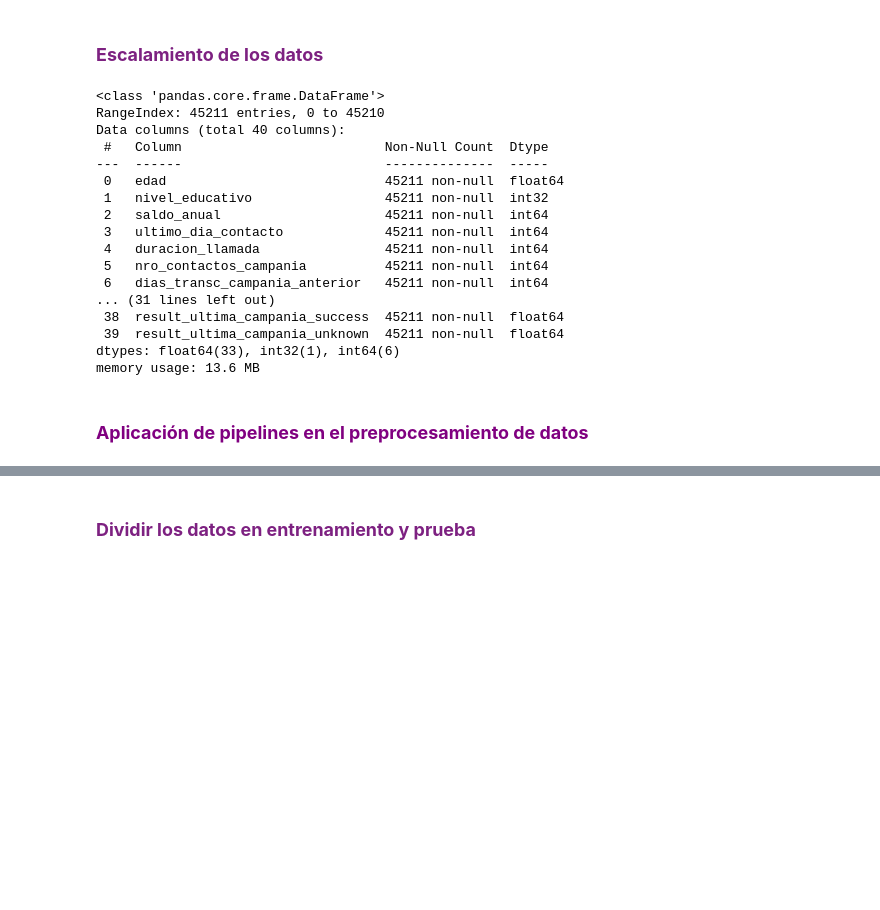
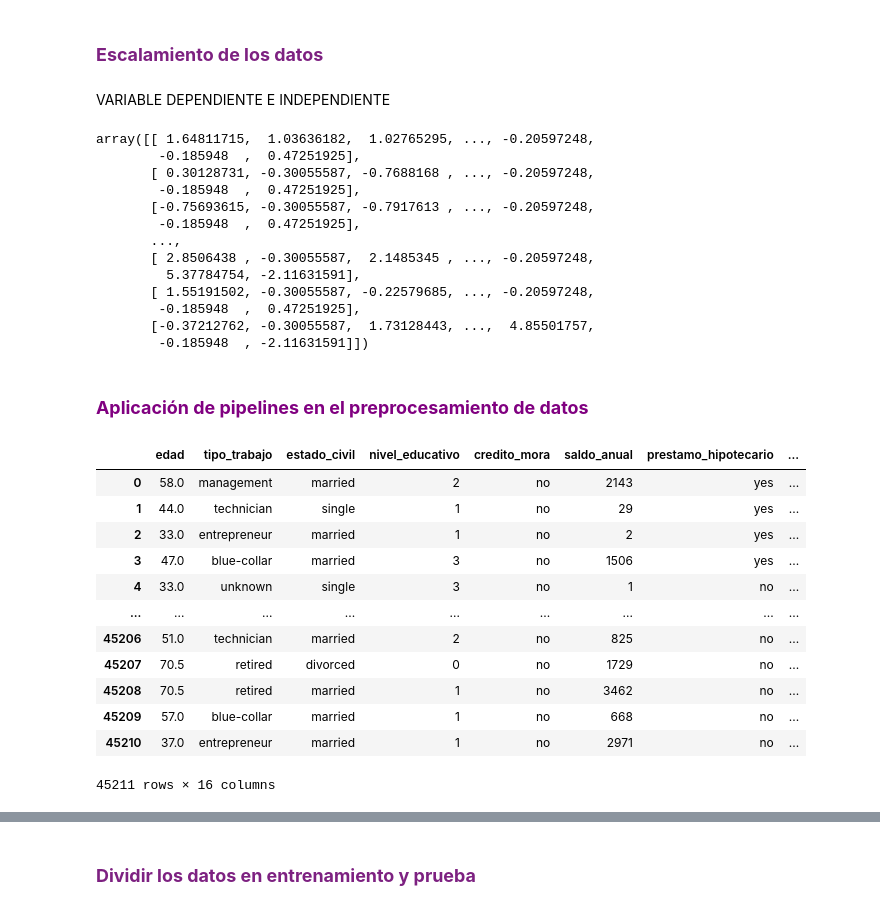
Before and after one commit to Ael-Dev/projects-of-data-science-applied-to-business, a Jupyter notebook: Marketing/bank_marketing_client_subscription.ipynb, the cells around one changed output, grey strips where cells are left out. Drawn from its saved outputs; the diff is of its cells as text; code cells hidden in the pictures; blank space fills up the shorter version.

```diff
--- a/Marketing/bank_marketing_client_subscription.ipynb
+++ b/Marketing/bank_marketing_client_subscription.ipynb
@@ -527,6 +522,8 @@ plt.show()
 [figure]
 # %% [markdown]
 ### **<font color='#7d2181'>Escalamiento de los datos</font>**
+# %% [markdown]
+VARIABLE DEPENDIENTE E INDEPENDIENTE
 # %%
 X = df3.drop(['target'],axis=1)
 y = df3['target']
@@ -533,22 +535,41 @@ y = df3['target']
 # %%
-X.info()
+X
 # %% [output]
-<class 'pandas.core.frame.DataFrame'>
-RangeIndex: 45211 entries, 0 to 45210
-Data columns (total 40 columns):
- #   Column                          Non-Null Count  Dtype
----  ------                          --------------  -----
- 0   edad                            45211 non-null  float64
- 1   nivel_educativo                 45211 non-null  int32
- 2   saldo_anual                     45211 non-null  int64
- 3   ultimo_dia_contacto             45211 non-null  int64
- 4   duracion_llamada                45211 non-null  int64
- 5   nro_contactos_campania          45211 non-null  int64
- 6   dias_transc_campania_anterior   45211 non-null  int64
-... (31 lines left out)
- 38  result_ultima_campania_success  45211 non-null  float64
- 39  result_ultima_campania_unknown  45211 non-null  float64
-dtypes: float64(33), int32(1), int64(6)
-memory usage: 13.6 MB
+array([[ 1.64811715,  1.03636182,  1.02765295, ..., -0.20597248,
+        -0.185948  ,  0.47251925],
+       [ 0.30128731, -0.30055587, -0.7688168 , ..., -0.20597248,
+        -0.185948  ,  0.47251925],
+       [-0.75693615, -0.30055587, -0.7917613 , ..., -0.20597248,
+        -0.185948  ,  0.47251925],
+       ...,
+       [ 2.8506438 , -0.30055587,  2.1485345 , ..., -0.20597248,
+         5.37784754, -2.11631591],
+       [ 1.55191502, -0.30055587, -0.22579685, ..., -0.20597248,
+        -0.185948  ,  0.47251925],
+       [-0.37212762, -0.30055587,  1.73128443, ...,  4.85501757,
+        -0.185948  , -2.11631591]])
 # %% [markdown]
 ### **<font color='Purple'>Aplicación de pipelines en el preprocesamiento de datos</font>**
+# %%
+df_copy_2 = df.copy(deep=True)
+for col in columnas_numericas[:-2]: # columnas_numericas[:-2]
+    df_copy_2 = replace_outliers_with_iqr(df2, col)
+
+X = df_copy_2.drop(['target'], axis=1)
+df_copy_2['target'] = df_copy_2['target'].replace('yes', 1).replace('no', 0)
+y = df_copy_2['target']
+X
+# %% [output]
+|  | edad | tipo_trabajo | estado_civil | nivel_educativo | credito_mora | saldo_anual | prestamo_hipotecario | ... |
+| 0 | 58.0 | management | married | 2 | no | 2143 | yes | ... |
+| 1 | 44.0 | technician | single | 1 | no | 29 | yes | ... |
+| 2 | 33.0 | entrepreneur | married | 1 | no | 2 | yes | ... |
+| 3 | 47.0 | blue-collar | married | 3 | no | 1506 | yes | ... |
+| 4 | 33.0 | unknown | single | 3 | no | 1 | no | ... |
+| ... | ... | ... | ... | ... | ... | ... | ... | ... |
+| 45206 | 51.0 | technician | married | 2 | no | 825 | no | ... |
+| 45207 | 70.5 | retired | divorced | 0 | no | 1729 | no | ... |
+| 45208 | 70.5 | retired | married | 1 | no | 3462 | no | ... |
+| 45209 | 57.0 | blue-collar | married | 1 | no | 668 | no | ... |
+| 45210 | 37.0 | entrepreneur | married | 1 | no | 2971 | no | ... |
+45211 rows × 16 columns
```
Also changed, not shown: parts of 25 cells of this notebook.
